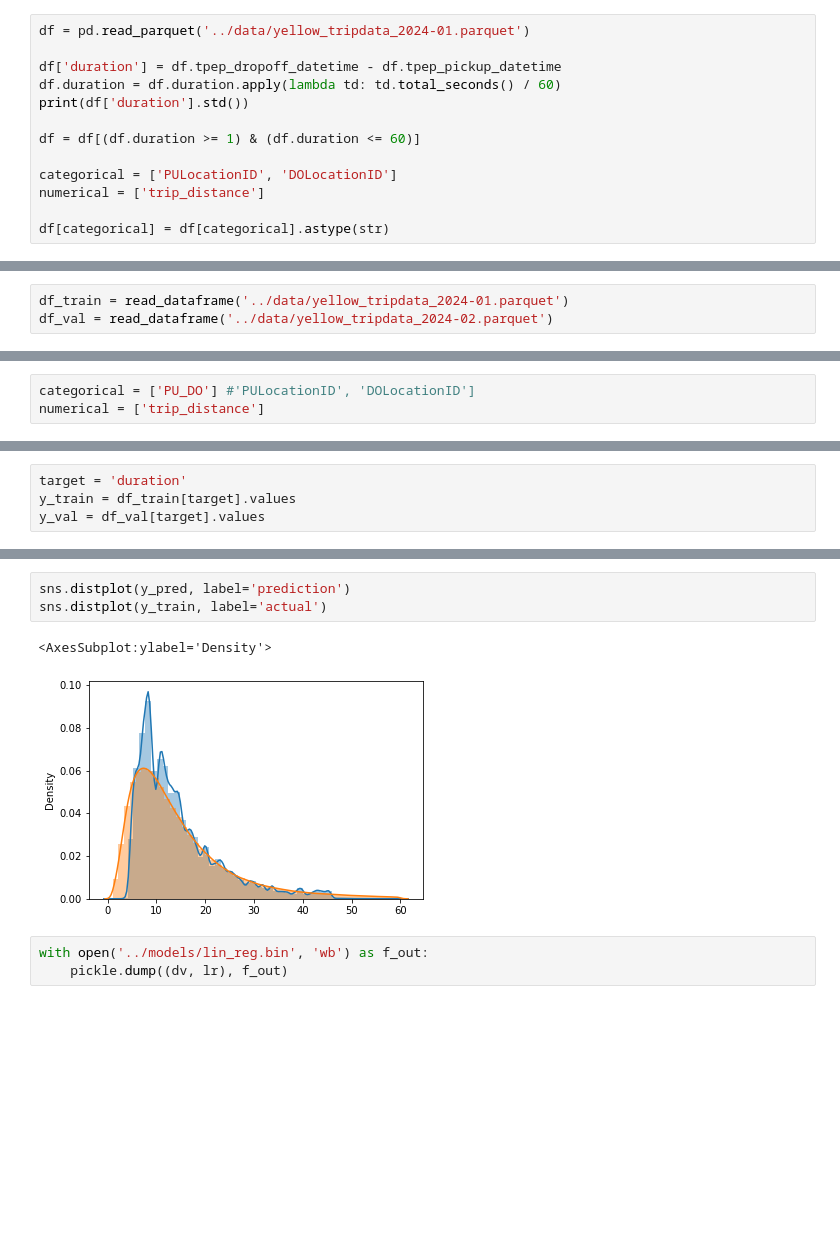
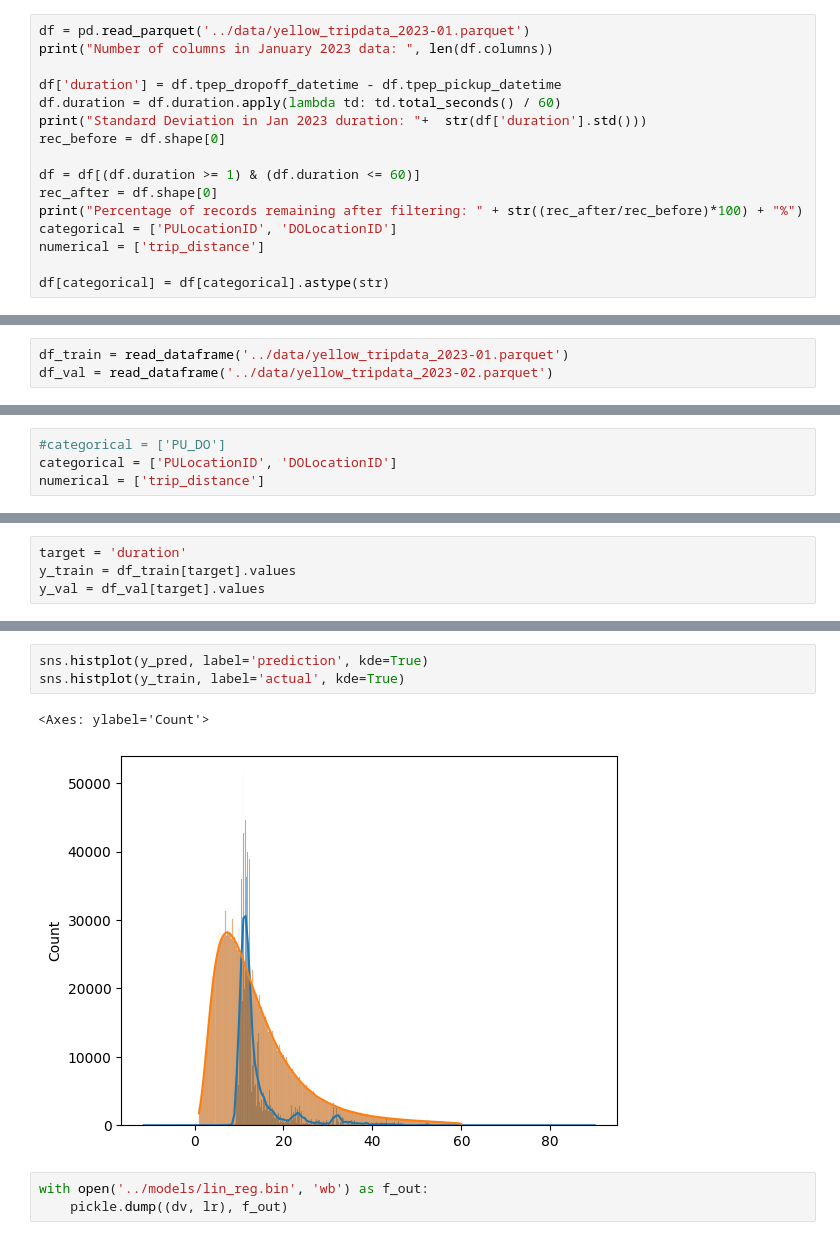
Before and after one commit to VRabinin/mlops-zoomcamp-vrn, a Jupyter notebook: 01-intro/duration-prediction.ipynb, the cells around one changed output, grey strips where cells are left out. Saved outputs shown, nothing was run; the diff lists cells and outputs as text; blank space fills up the shorter version.

```diff
--- a/01-intro/duration-prediction.ipynb
+++ b/01-intro/duration-prediction.ipynb
@@ -17,14 +17,17 @@ from sklearn.linear_model import Ridge
 
 from sklearn.metrics import root_mean_squared_error
 # %%
-df = pd.read_parquet('../data/yellow_tripdata_2024-01.parquet')
+df = pd.read_parquet('../data/yellow_tripdata_2023-01.parquet')
+print("Number of columns in January 2023 data: ", len(df.columns))
 
 df['duration'] = df.tpep_dropoff_datetime - df.tpep_pickup_datetime
 df.duration = df.duration.apply(lambda td: td.total_seconds() / 60)
-print(df['duration'].std())
+print("Standard Deviation in Jan 2023 duration: "+  str(df['duration'].std()))
+rec_before = df.shape[0]
 
 df = df[(df.duration >= 1) & (df.duration <= 60)]
-
+rec_after = df.shape[0]
+print("Percentage of records remaining after filtering: " + str((rec_after/rec_before)*100) + "%")
 categorical = ['PULocationID', 'DOLocationID']
 numerical = ['trip_distance']
 
@@ -92,8 +97,8 @@ def read_dataframe(filename):
 
     return df
 # %%
-df_train = read_dataframe('../data/yellow_tripdata_2024-01.parquet')
-df_val = read_dataframe('../data/yellow_tripdata_2024-02.parquet')
+df_train = read_dataframe('../data/yellow_tripdata_2023-01.parquet')
+df_val = read_dataframe('../data/yellow_tripdata_2023-02.parquet')
 # %%
 len(df_train), len(df_val)
 # %% [output]
@@ -102,7 +107,8 @@ len(df_train), len(df_val)
 df_train['PU_DO'] = df_train['PULocationID'] + '_' + df_train['DOLocationID']
 df_val['PU_DO'] = df_val['PULocationID'] + '_' + df_val['DOLocationID']
 # %%
-categorical = ['PU_DO'] #'PULocationID', 'DOLocationID']
+#categorical = ['PU_DO']
+categorical = ['PULocationID', 'DOLocationID']
 numerical = ['trip_distance']
 # %%
 dv = DictVectorizer()
@@ -128,9 +141,9 @@ root_mean_squared_error(y_val, y_pred)
 # %%
-sns.distplot(y_pred, label='prediction')
-sns.distplot(y_train, label='actual')
+sns.histplot(y_pred, label='prediction', kde=True)
+sns.histplot(y_train, label='actual', kde=True)
 # %% [output]
-<AxesSubplot:ylabel='Density'>
+<Axes: ylabel='Count'>
-[figure, old version]
+[figure, new version]
 # %%
 with open('../models/lin_reg.bin', 'wb') as f_out:
     pickle.dump((dv, lr), f_out)
```
Also changed, not shown: parts of 8 cells of this notebook, 10 other files.
